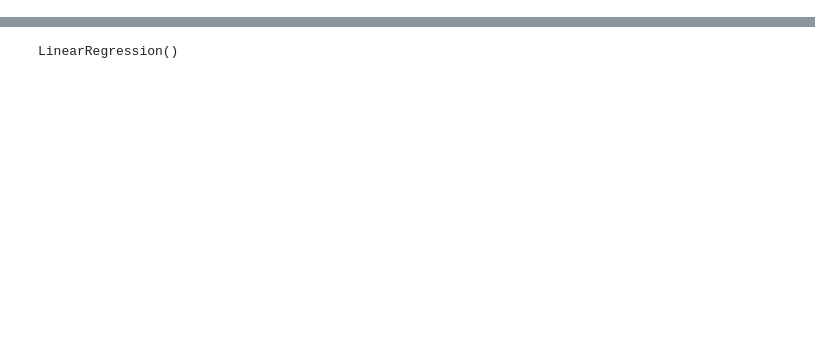
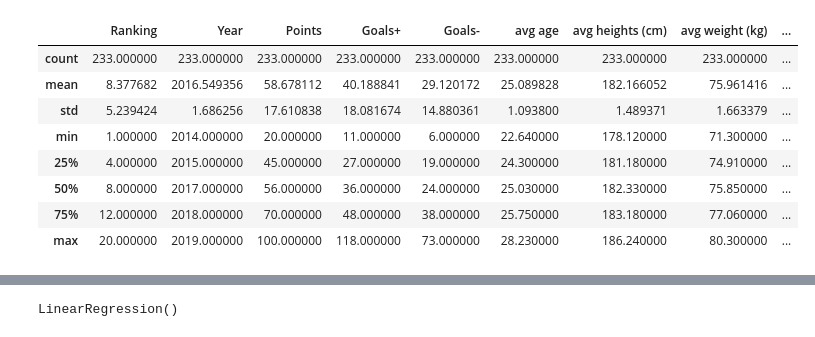
Before and after one commit to QuentinMahieu/Project_soccer_2, a Jupyter notebook: analysis/teams_players/machine_learning/model_team.ipynb, the cells around one changed output, grey strips where cells are left out. Saved outputs shown, nothing was run; the diff lists cells and outputs as text; code cells hidden in the pictures; blank space fills up the shorter version.

```diff
--- a/analysis/teams_players/machine_learning/model_team.ipynb
+++ b/analysis/teams_players/machine_learning/model_team.ipynb
@@ -30,3 +6,20 @@ final_df = final_df.dropna().drop(columns=["Unnamed: 0"])
+# %%
+#data sets
+leagues_file = "../../../data/team_player/cleaned_final/leagues.csv"
+leagues_df = pd.read_csv(leagues_file)
+del leagues_df["Unnamed: 0"]
+leagues_df.dropna(inplace=True)
+leagues_df.describe()
+# %% [output]
+|  | Ranking | Year | Points | Goals+ | Goals- | avg age | avg heights (cm) | avg weight (kg) | ... |
+| count | 233.000000 | 233.000000 | 233.000000 | 233.000000 | 233.000000 | 233.000000 | 233.000000 | 233.000000 | ... |
+| mean | 8.377682 | 2016.549356 | 58.678112 | 40.188841 | 29.120172 | 25.089828 | 182.166052 | 75.961416 | ... |
+| std | 5.239424 | 1.686256 | 17.610838 | 18.081674 | 14.880361 | 1.093800 | 1.489371 | 1.663379 | ... |
+| min | 1.000000 | 2014.000000 | 20.000000 | 11.000000 | 6.000000 | 22.640000 | 178.120000 | 71.300000 | ... |
+| 25% | 4.000000 | 2015.000000 | 45.000000 | 27.000000 | 19.000000 | 24.300000 | 181.180000 | 74.910000 | ... |
+| 50% | 8.000000 | 2017.000000 | 56.000000 | 36.000000 | 24.000000 | 25.030000 | 182.330000 | 75.850000 | ... |
+| 75% | 12.000000 | 2018.000000 | 70.000000 | 48.000000 | 38.000000 | 25.750000 | 183.180000 | 77.060000 | ... |
+| max | 20.000000 | 2019.000000 | 100.000000 | 118.000000 | 73.000000 | 28.230000 | 186.240000 | 80.300000 | ... |
 # %%
 import numpy as np
 import pandas as pd
```
Also changed, not shown: parts of 13 cells of this notebook, 38 other files.
